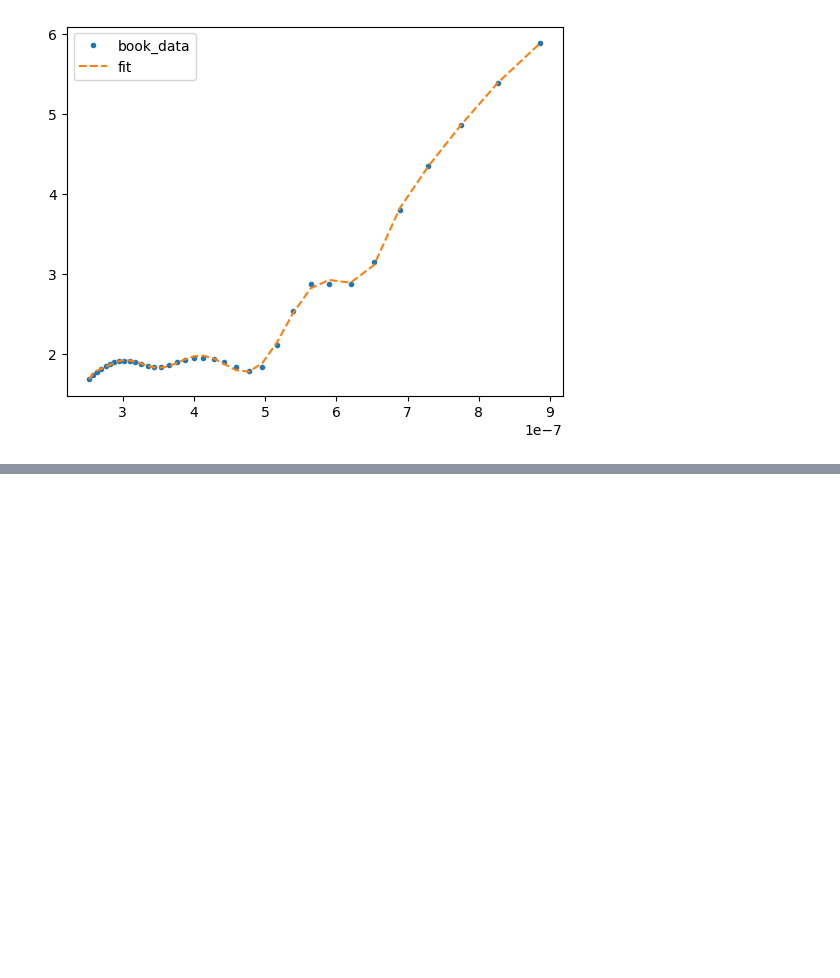
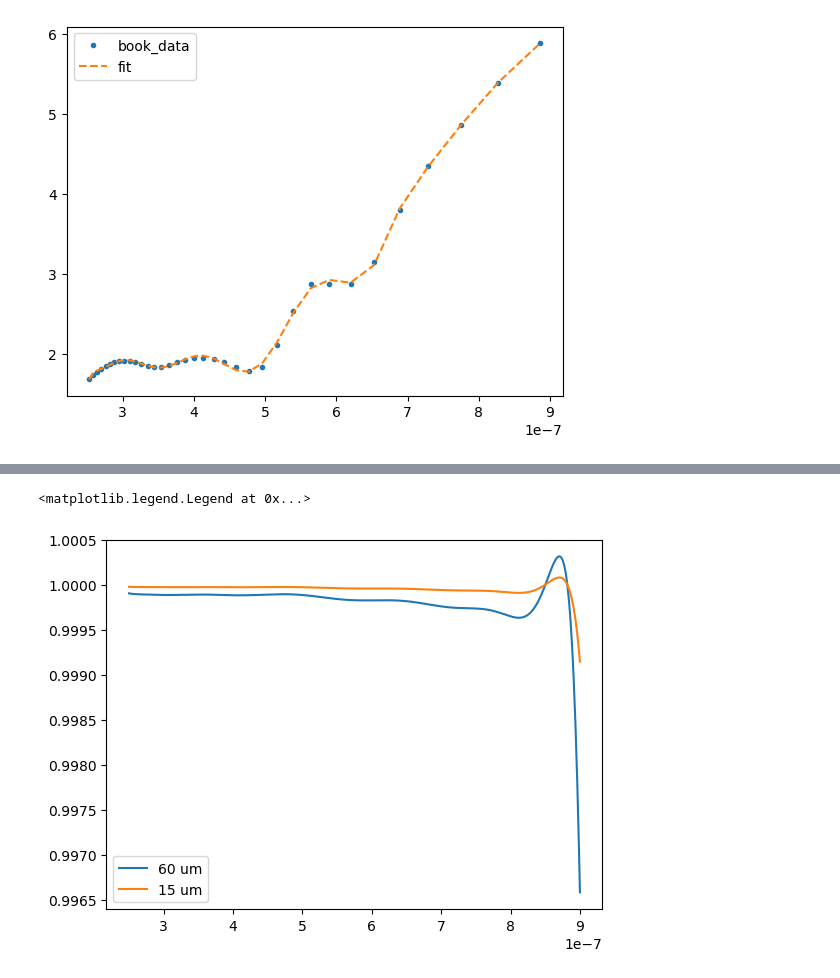
Before and after one commit to RandDouble/lab_mat, a Jupyter notebook: fit_lab.ipynb, the cells around one changed output, grey strips where cells are left out. Cells and saved outputs as stored; diff of their text form; code cells hidden in the pictures; blank space fills up the shorter version.

```diff
--- a/fit_lab.ipynb
+++ b/fit_lab.ipynb
@@ -56,0 +62,12 @@ plt.legend()
+# %%
+def hypotetical_fun(x, fit, spessore):
+    return np.exp(- fit(x) * spessore)
+
+x = np.linspace(250e-9, 900e-9, 500)
+
+plt.plot(x, hypotetical_fun(x, fun, spessore=60e-6), label = "60 um")
+plt.plot(x, hypotetical_fun(x, fun, spessore=15e-6), label = "15 um")
+plt.legend()
+# %% [output]
+<matplotlib.legend.Legend at 0x...>
+[figure, added]
```
Also changed, not shown: parts of 1 cell of this notebook.
